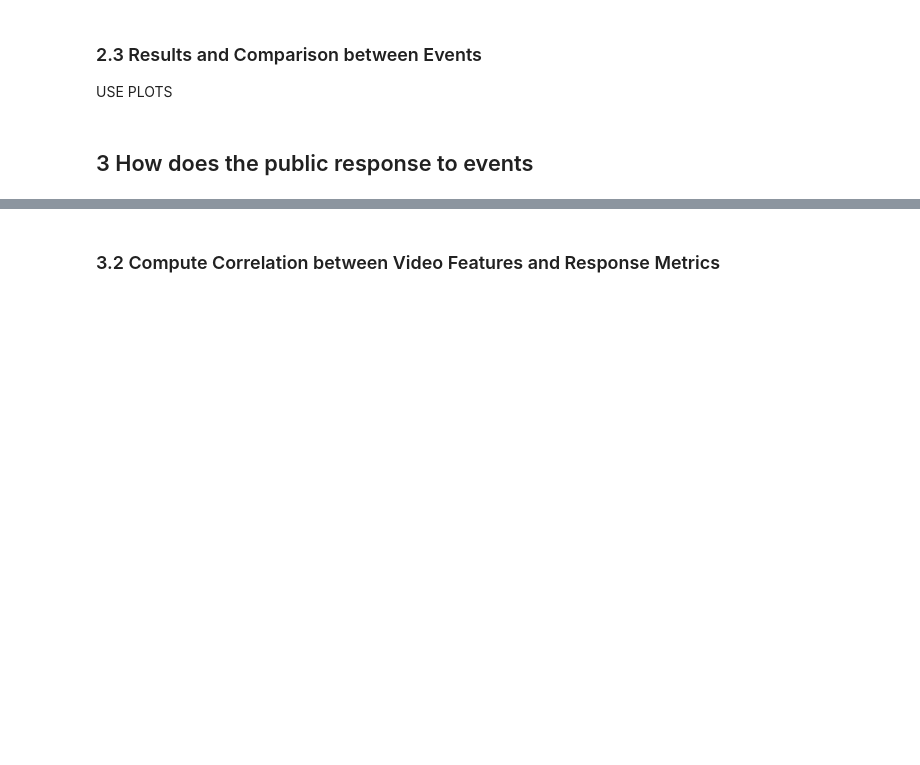
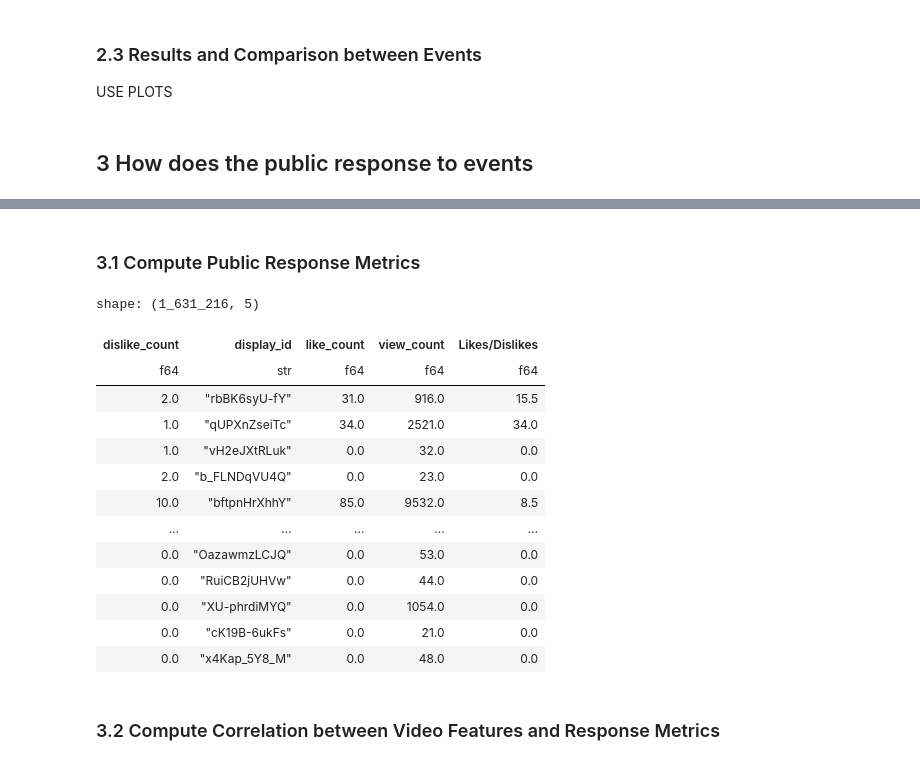
Before and after one commit to epfl-ada/ada-2024-project-lil0mohammadali, a Jupyter notebook: results.ipynb, the cells around one changed output, grey strips where cells are left out. Saved outputs shown, nothing was run; the diff lists cells and outputs as text; code cells hidden in the pictures; blank space fills up the shorter version.

```diff
--- a/results.ipynb
+++ b/results.ipynb
@@ -381,11 +388,34 @@ timeseries_df = timeseries_df.rename({'channel':'channel_id'})
 #create dictionnary to more easily navigate between channel name and channel id
 channel_dict = dict(channels_df[['name_cc','channel_id']].iter_rows())
 inv_channel_dict = {v: k for k, v in channel_dict.items()}
+# %% [markdown]
+### 3.1 Compute Public Response Metrics <a class="anchor" id="public_response-metrics"></a>
 # %%
-response_metrics = video_feather_df.drop(['categories','channel_id','upload_date'])
+#extract starting features from feather dataset
+response_metrics = video_feather_df.drop(['categories','channel_id','upload_date', 'duration'])
+
+#add a column for likes/dislikes ratio
 response_metrics = response_metrics.with_columns((pl.col('like_count')/pl.col('dislike_count')).alias('Likes/Dislikes'))
+
+#remove the entries with infinite like/dislike ratio, and set the NaNs to zero (NaN <=> likes/dislike = 0/0)
 response_metrics = response_metrics.with_columns(pl.col('Likes/Dislikes').replace([np.inf,np.NaN], [np.inf, 0])).drop_nulls()
 response_metrics = response_metrics.filter(~pl.col('Likes/Dislikes').is_infinite())
+
 response_metrics
+# %% [output]
+shape: (1_631_216, 5)
+| dislike_count | display_id | like_count | view_count | Likes/Dislikes |
+| f64 | str | f64 | f64 | f64 |
+| 2.0 | "rbBK6syU-fY" | 31.0 | 916.0 | 15.5 |
+| 1.0 | "qUPXnZseiTc" | 34.0 | 2521.0 | 34.0 |
+| 1.0 | "vH2eJXtRLuk" | 0.0 | 32.0 | 0.0 |
+| 2.0 | "b_FLNDqVU4Q" | 0.0 | 23.0 | 0.0 |
+| 10.0 | "bftpnHrXhhY" | 85.0 | 9532.0 | 8.5 |
+| … | … | … | … | … |
+| 0.0 | "OazawmzLCJQ" | 0.0 | 53.0 | 0.0 |
+| 0.0 | "RuiCB2jUHVw" | 0.0 | 44.0 | 0.0 |
+| 0.0 | "XU-phrdiMYQ" | 0.0 | 1054.0 | 0.0 |
+| 0.0 | "cK19B-6ukFs" | 0.0 | 21.0 | 0.0 |
+| 0.0 | "x4Kap_5Y8_M" | 0.0 | 48.0 | 0.0 |
 # %% [markdown]
 ### 3.2 Compute Correlation between Video Features and Response Metrics <a class="anchor" id="public_response-correlation"></a>
```
Also changed, not shown: parts of 15 cells of this notebook.
